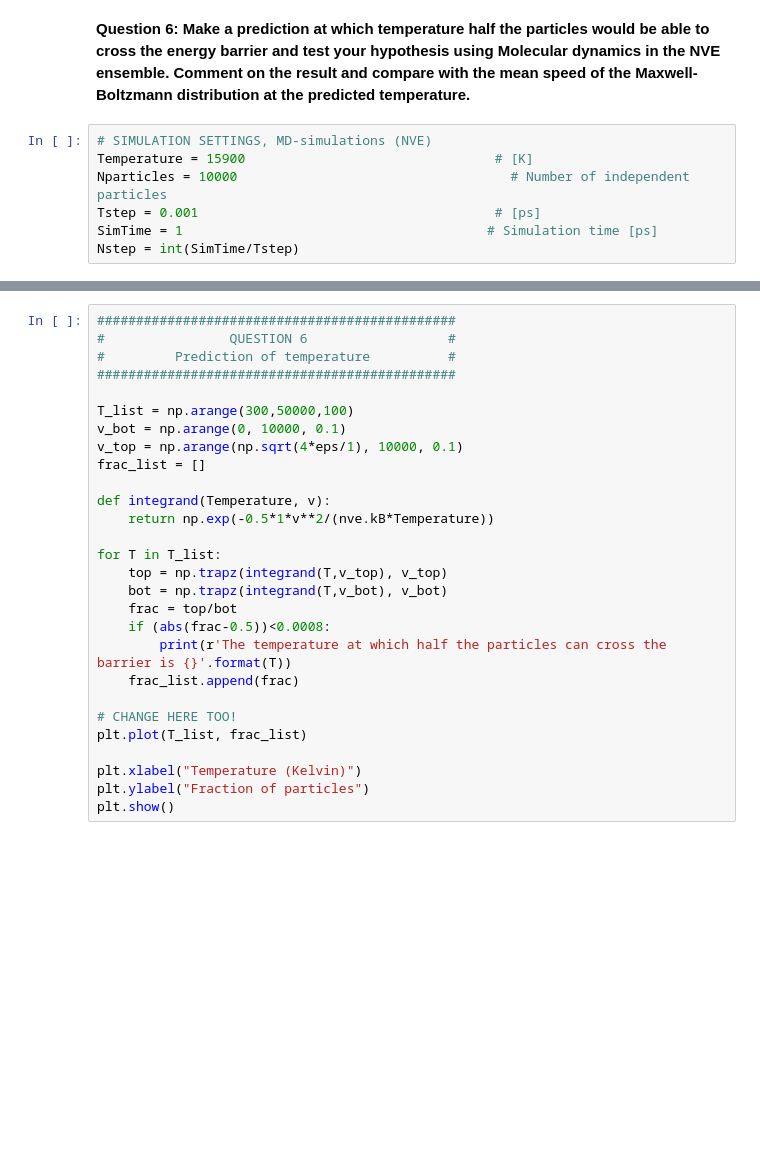
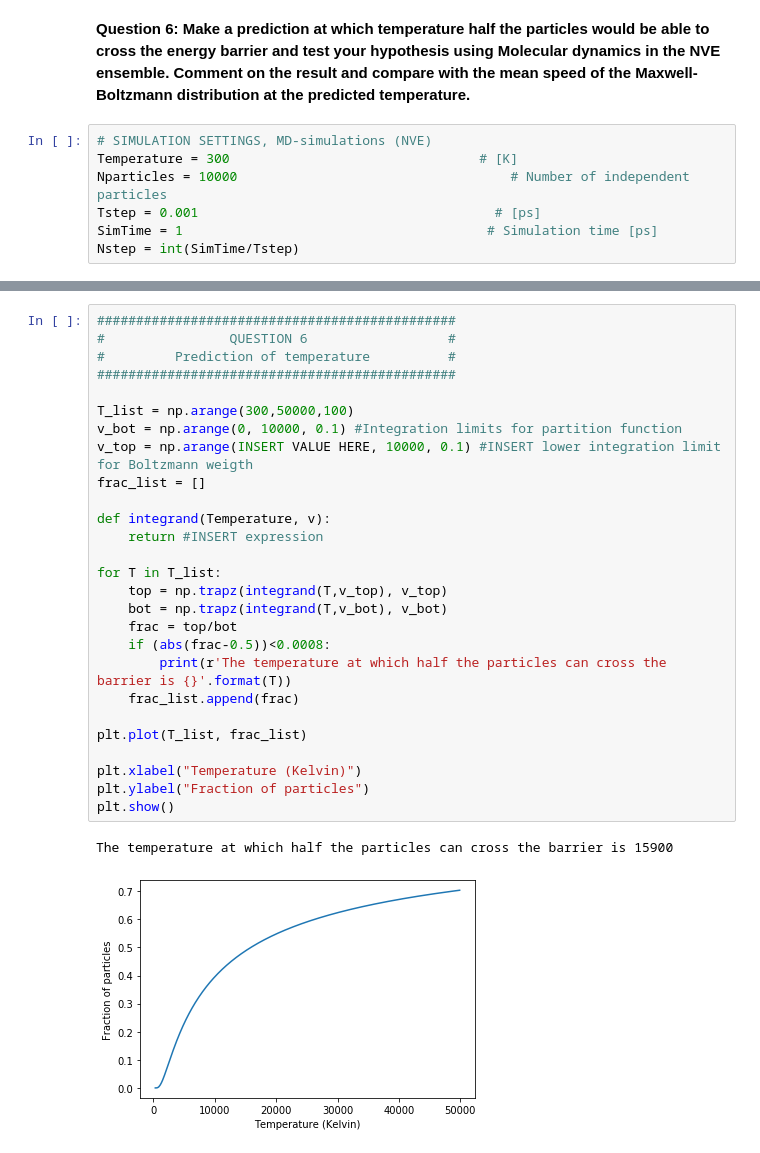
Before and after one commit to TeamOverkill/MD_lab, a Jupyter notebook: Part1_BarrierCrossing.ipynb, the cells around one changed output, grey strips where cells are left out. Cells and saved outputs as stored; diff of their text form; blank space fills up the shorter version.

```diff
--- a/Part1_BarrierCrossing.ipynb
+++ b/Part1_BarrierCrossing.ipynb
@@ -369,7 +312,7 @@ print('The area under the curve is equal to: {:3.2f}'.format(np.trapz(probabilit
 **Question 6: Make a prediction at which temperature half the particles would be able to cross the energy barrier and test your hypothesis using Molecular dynamics in the NVE ensemble. Comment on the result and compare with the mean speed of the Maxwell-Boltzmann distribution at the predicted temperature.**
 # %%
 # SIMULATION SETTINGS, MD-simulations (NVE)
-Temperature = 15900                                # [K]
+Temperature = 300                                # [K]
 Nparticles = 10000                                   # Number of independent particles
 Tstep = 0.001                                      # [ps]
 SimTime = 1                                       # Simulation time [ps]
@@ -403,28 +348,30 @@ print('{}% of the particles crossed the barrier at T = {} K'.format(Tcounter/Npa
 # %%
 ##############################################
 #                QUESTION 6                  #
 #         Prediction of temperature          #
 ##############################################
 
 T_list = np.arange(300,50000,100)
-v_bot = np.arange(0, 10000, 0.1)
-v_top = np.arange(np.sqrt(4*eps/1), 10000, 0.1)
+v_bot = np.arange(0, 10000, 0.1) #Integration limits for partition function
+v_top = np.arange(INSERT VALUE HERE, 10000, 0.1) #INSERT lower integration limit for Boltzmann weigth
 frac_list = []
 
 def integrand(Temperature, v):
-    return np.exp(-0.5*1*v**2/(nve.kB*Temperature))
+    return #INSERT expression
 
 for T in T_list:
     top = np.trapz(integrand(T,v_top), v_top)
     bot = np.trapz(integrand(T,v_bot), v_bot)
     frac = top/bot
     if (abs(frac-0.5))<0.0008:
         print(r'The temperature at which half the particles can cross the barrier is {}'.format(T))
     frac_list.append(frac)
 
-# CHANGE HERE TOO!
 plt.plot(T_list, frac_list)
 
 plt.xlabel("Temperature (Kelvin)")
 plt.ylabel("Fraction of particles")
 plt.show()
+# %% [output]
+The temperature at which half the particles can cross the barrier is 15900
+[figure, added]
```
Also changed, not shown: parts of 15 cells of this notebook.
